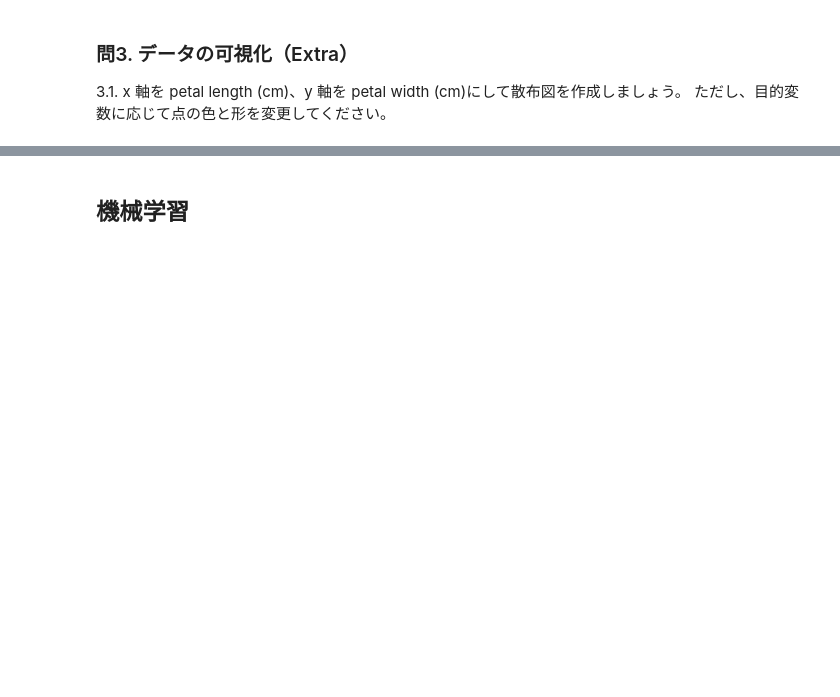
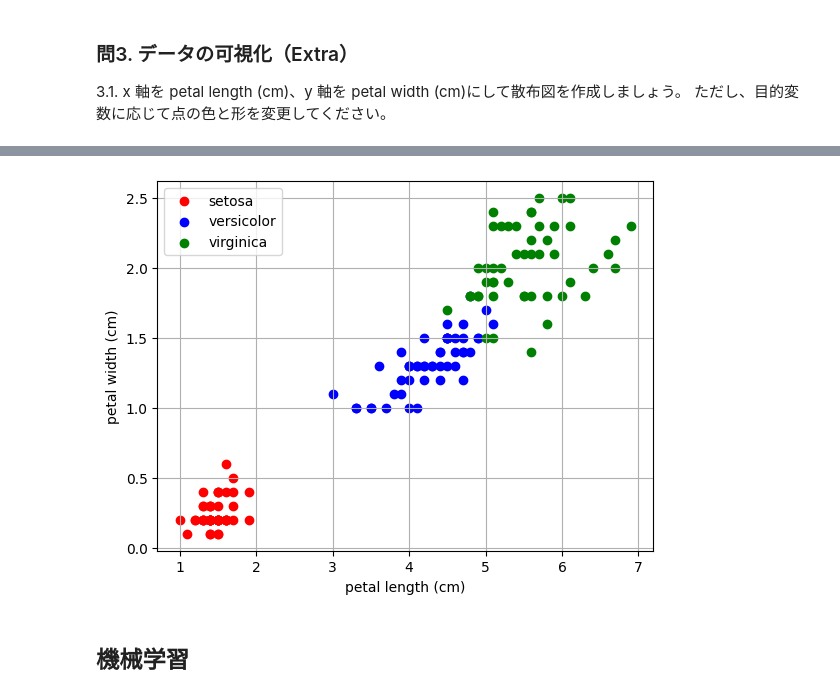
Before and after one commit to shou-hatu/Basic-Python3, a Jupyter notebook: sklearn_quiz.ipynb, the cells around one changed output, grey strips where cells are left out. Saved outputs shown, nothing was run; the diff lists cells and outputs as text; code cells hidden in the pictures; blank space fills up the shorter version.

```diff
--- a/sklearn_quiz.ipynb
+++ b/sklearn_quiz.ipynb
@@ -100,3 +123,37 @@ dtype: int64
+# %%
+#やる事
+#targetの追加
+#0,1,2ごとにmask作成
+#マスクごとにplt.scatter()
+
+#targetの追加
+df_data['category'] = df_target['target']
+
+#0,1,2ごとにmask作成
+#- 0 が `setosa`（ヒオウギアヤメ）
+#- 1 が `versicolor`（ブルーフラッグ）
+#- 2 が `virginica`（バージニカ）
+mask_0_setosa = df_data['category'] == 0
+mask_1_versicolor = df_data['category'] == 1
+mask_2_virginica = df_data['category'] == 2
+
+df_0_setosa = df_data[mask_0_setosa]
+df_1_versicolor = df_data[mask_1_versicolor]
+df_2_virginica = df_data[mask_2_virginica]
+
+#マスクごとにplt.scatter()
+plt.scatter(df_0_setosa['petal length (cm)'] , df_0_setosa['petal width (cm)'] , color = 'r')
+plt.scatter(df_1_versicolor['petal length (cm)'] , df_1_versicolor['petal width (cm)'] , color = 'b')
+plt.scatter(df_2_virginica['petal length (cm)'] , df_2_virginica['petal width (cm)'] , color = 'g')
+
+
+plt.xlabel('petal length (cm)')
+plt.ylabel('petal width (cm)')
+labels = ['setosa' , 'versicolor' , 'virginica']
+plt.legend(labels , loc = 'upper left' , bbox_to_anchor = (0 , 1))
+plt.grid()
+# %% [output]
+[figure, added]
 # %% [markdown]
 ## 機械学習
 # %% [markdown]
```
Also changed, not shown: parts of 19 cells of this notebook.
